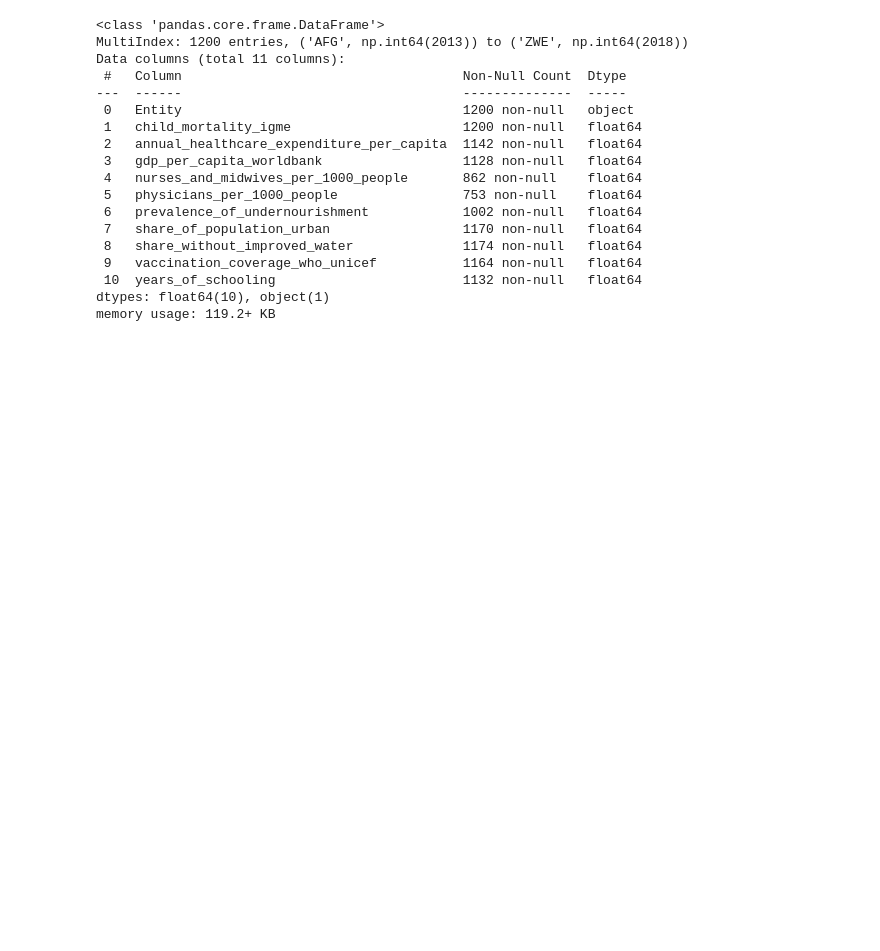
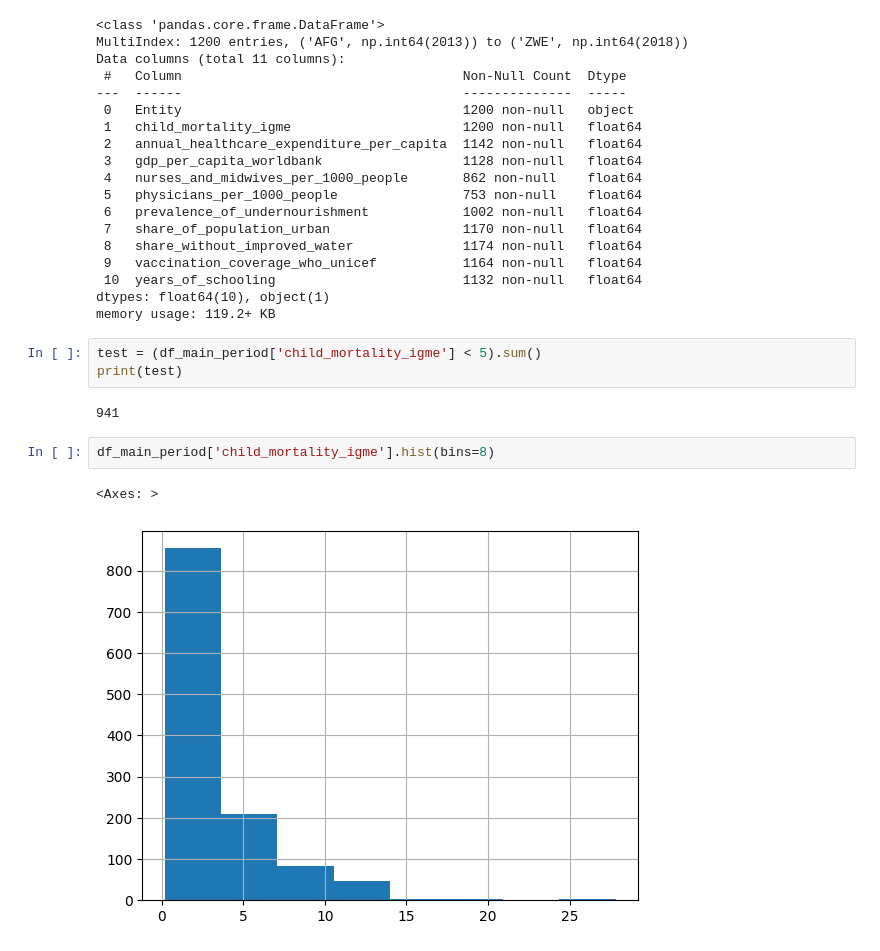
Before and after one commit to HamzahFayad/master_thesis_child_mortality, a Jupyter notebook: 01_notebooks/0_data_overview.ipynb, the cells around one changed output. Drawn from its saved outputs; the diff is of its cells as text; blank space fills up the shorter version.

```diff
--- a/01_notebooks/0_data_overview.ipynb
+++ b/01_notebooks/0_data_overview.ipynb
@@ -179,3 +179,13 @@ Data columns (total 11 columns):
  10  years_of_schooling                        1132 non-null   float64
 dtypes: float64(10), object(1)
 memory usage: 119.2+ KB
+# %%
+test = (df_main_period['child_mortality_igme'] < 5).sum()
+print(test)
+# %% [output]
+941
+# %%
+df_main_period['child_mortality_igme'].hist(bins=8)
+# %% [output]
+<Axes: >
+[figure, added]
```
Also changed, not shown: parts of 1 cell of this notebook, 4 other files.
